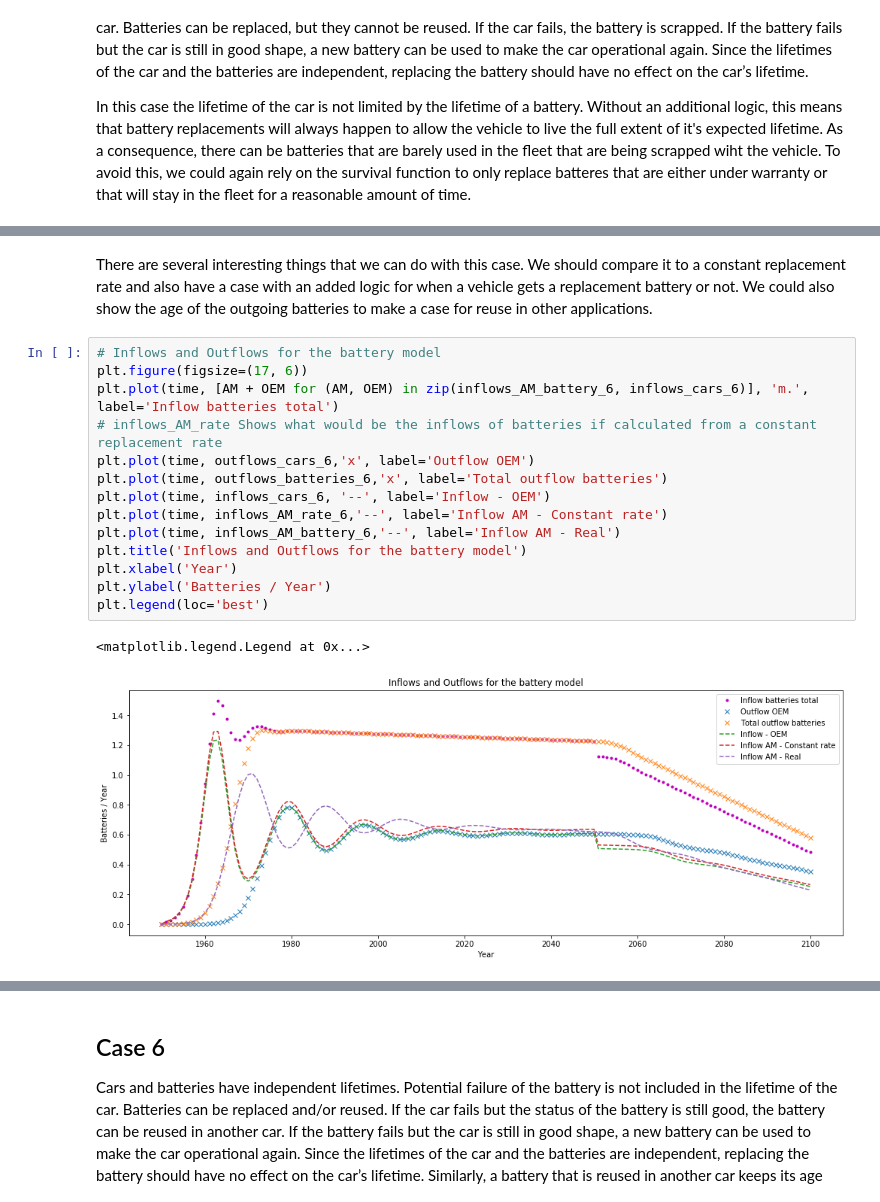
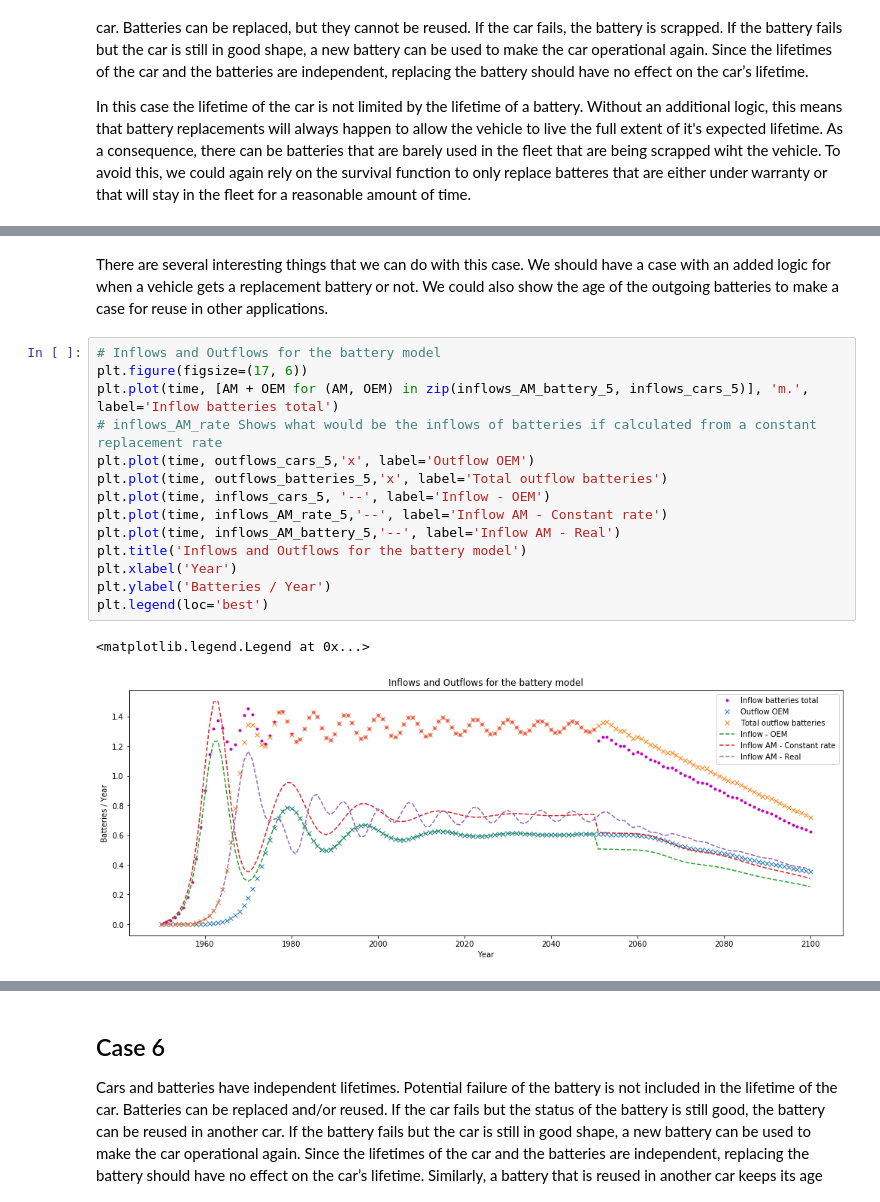
Before and after one commit to fernaag/product_component_model, a Jupyter notebook: generic_model.ipynb, the cells around one changed output, grey strips where cells are left out. Cells and saved outputs as stored; diff of their text form.

Commit message:
Ok, now I fixed case 5

```diff
--- a/generic_model.ipynb
+++ b/generic_model.ipynb
@@ -381,22 +381,22 @@ inflows_AM_rate_6 = [np.mean(real_replacement_rate) * inflow for inflow in inflo
 # %% [markdown]
-There are several interesting things that we can do with this case. We should compare it to a constant replacement rate and also have a case with an added logic for when a vehicle gets a replacement battery or not. We could also show the age of the outgoing batteries to make a case for reuse in other applications.
+There are several interesting things that we can do with this case. We should have a case with an added logic for when a vehicle gets a replacement battery or not. We could also show the age of the outgoing batteries to make a case for reuse in other applications.
 # %%
 # Inflows and Outflows for the battery model
 plt.figure(figsize=(17, 6))
-plt.plot(time, [AM + OEM for (AM, OEM) in zip(inflows_AM_battery_6, inflows_cars_6)], 'm.', label='Inflow batteries total')
+plt.plot(time, [AM + OEM for (AM, OEM) in zip(inflows_AM_battery_5, inflows_cars_5)], 'm.', label='Inflow batteries total')
 # inflows_AM_rate Shows what would be the inflows of batteries if calculated from a constant replacement rate
-plt.plot(time, outflows_cars_6,'x', label='Outflow OEM')
-plt.plot(time, outflows_batteries_6,'x', label='Total outflow batteries')
-plt.plot(time, inflows_cars_6, '--', label='Inflow - OEM')
-plt.plot(time, inflows_AM_rate_6,'--', label='Inflow AM - Constant rate')
-plt.plot(time, inflows_AM_battery_6,'--', label='Inflow AM - Real')
+plt.plot(time, outflows_cars_5,'x', label='Outflow OEM')
+plt.plot(time, outflows_batteries_5,'x', label='Total outflow batteries')
+plt.plot(time, inflows_cars_5, '--', label='Inflow - OEM')
+plt.plot(time, inflows_AM_rate_5,'--', label='Inflow AM - Constant rate')
+plt.plot(time, inflows_AM_battery_5,'--', label='Inflow AM - Real')
 plt.title('Inflows and Outflows for the battery model')
 plt.xlabel('Year')
 plt.ylabel('Batteries / Year')
 plt.legend(loc='best')
 # %% [output]
 <matplotlib.legend.Legend at 0x...>
-[figure, old version]
+[figure, new version]
 # %%
 # Plot the effective replacement rate
 plt.figure(figsize=(17, 6))
```
Also changed, not shown: parts of 3 cells of this notebook.
